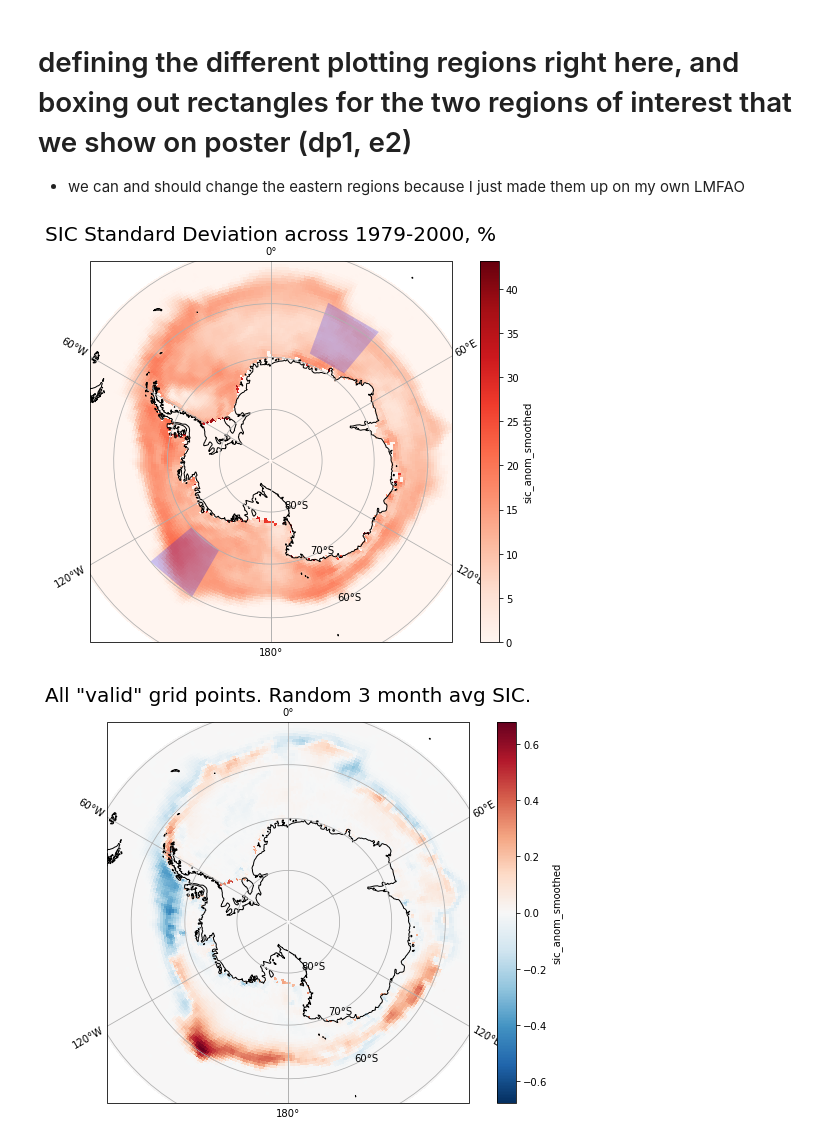
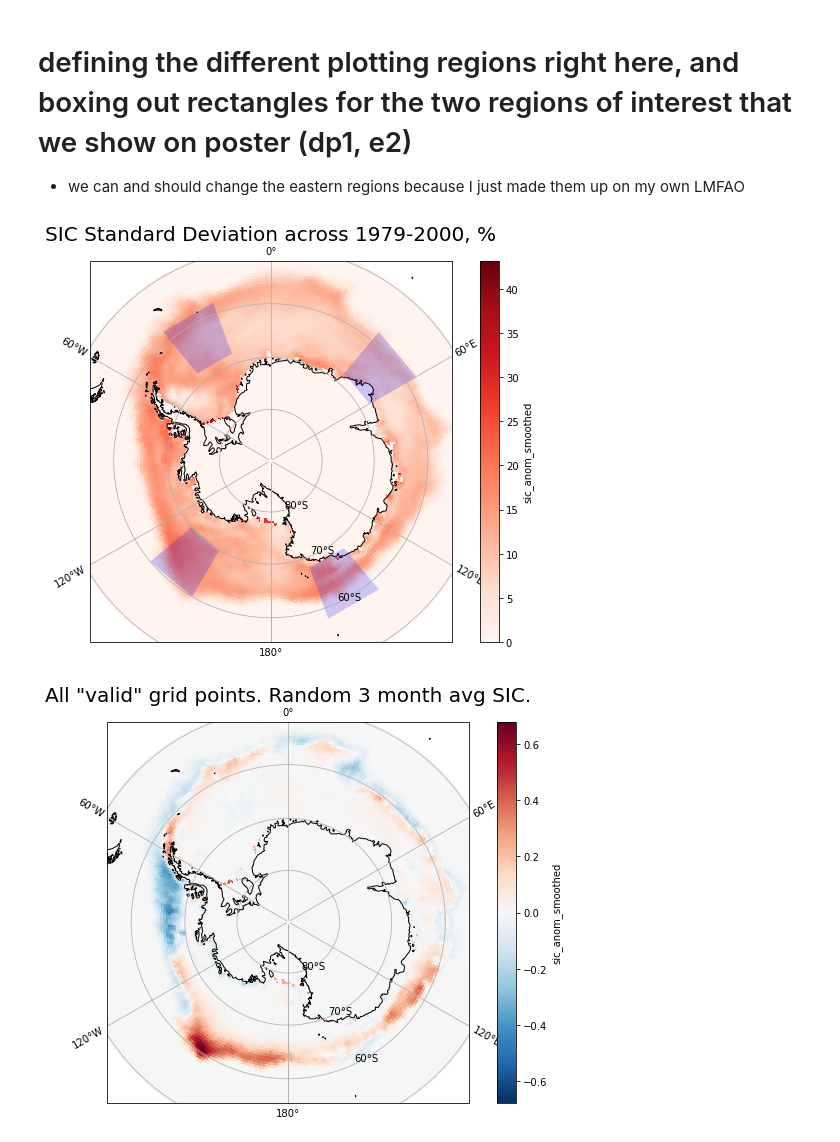
Before and after one commit to bernardw11/seaice_forecasts, a Jupyter notebook: remake_old_model/meof_hcast_cross_og.ipynb, the cells around one changed output. Saved outputs shown, nothing was run; the diff lists cells and outputs as text; code cells hidden in the pictures.

```diff
--- a/remake_old_model/meof_hcast_cross_og.ipynb
+++ b/remake_old_model/meof_hcast_cross_og.ipynb
@@ -132,19 +132,23 @@ sic_obs_c = sic_anom.isel(tdim=slice(12, 252)).where(validpoints) # Chop off 197
 # %%
 map_sic_std = sic_anom.std(dim='tdim')
 
 # Plot where the region is:
 fig = plt.figure(figsize=(10, 7))
 ax = plt.axes(projection=sp)
 (map_sic_std * 100).plot(transform=pc, cmap='Reds')
 ax.coastlines()
 ax.gridlines(draw_labels=True)
 ax.set_extent([-3950000., 3950000., 4350000., -3950000.], crs=sp)
 show_rectangle(ax, 210, -70, 20, 10) #dp1 region
-show_rectangle(ax, 20, -68, 20, 10) #e2 region
+show_rectangle(ax, 320, -68, 20, 10) #dp2 region
+#show_rectangle(ax, 20, -68, 20, 10) #e2 region
+show_rectangle(ax, 40, -68, 20, 10) #e3 region
+show_rectangle(ax, 140, -68, 20, 10) #e4 region
+
 ax.set_title('SIC Standard Deviation across 1979-2000, %', fontsize = 20)
 plt.show()
 # %% [output]
-[figure, old version]
+[figure, new version]
 # %%
 # A Plot of all valid lat/lon cells considered "Valid" in the SIC data
 fig = plt.figure(figsize=(10, 7))
```
Also changed, not shown: parts of 6 cells of this notebook, 9 other files.
